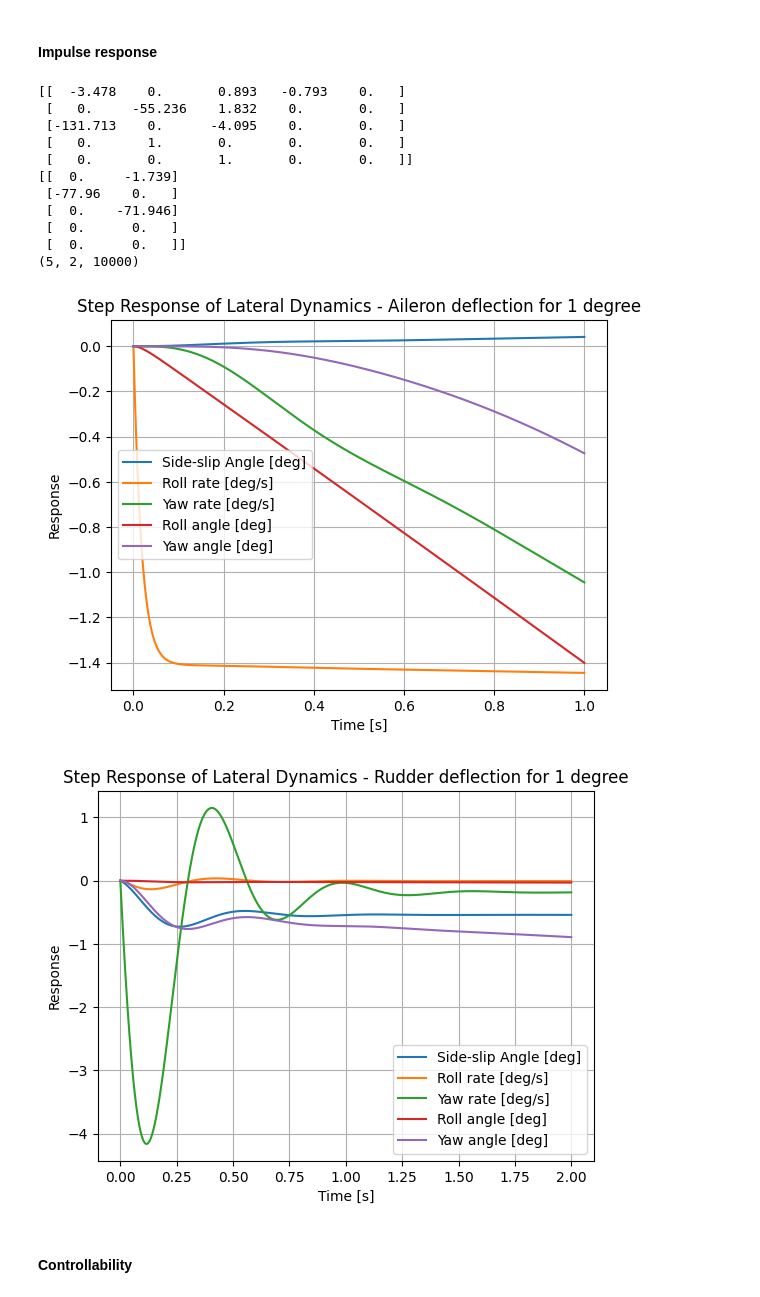
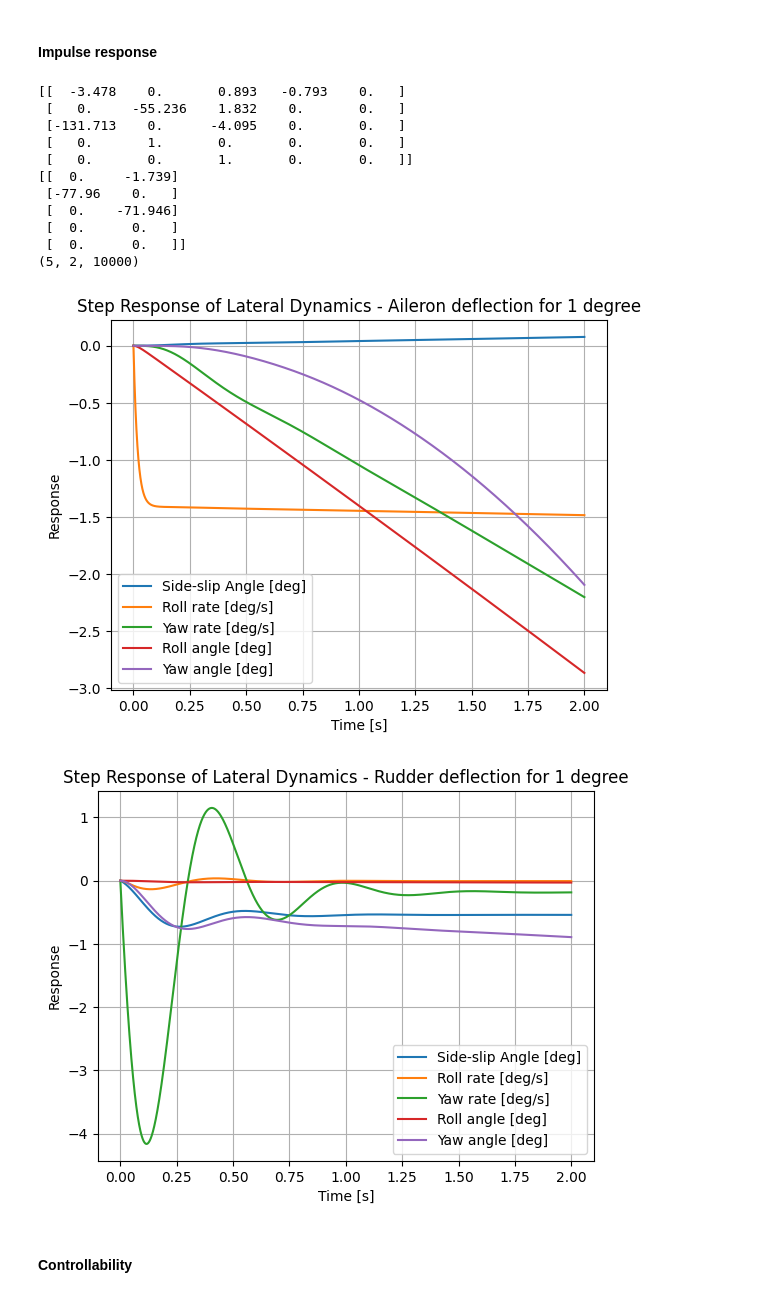
Before and after one commit to gregora/Wright, a Jupyter notebook: static_analysis.ipynb, the cells around one changed output. Drawn from its saved outputs; the diff is of its cells as text; code cells hidden in the pictures.

Commit message:
Minor graph changes

```diff
--- a/static_analysis.ipynb
+++ b/static_analysis.ipynb
@@ -649,7 +649,7 @@ D = np.zeros((4,2))
 lateral_linear = ct.StateSpace(A, B, C, D)
 
 # plot impulse response
-t, y, x = ct.step_response(lateral_linear, T=np.linspace(0, 1, 10000), return_states = True)
+t, y, x = ct.step_response(lateral_linear, T=np.linspace(0, 2, 10000), return_states = True)
 
 print(x.shape)
 
@@ -667,34 +667,34 @@ plt.grid()
 plt.show()
 
 
 t, y, x = ct.step_response(lateral_linear, T=np.linspace(0, 2, 10000), return_states = True)
 
 # plot angular velocity and alpha response
 plt.figure()
 plt.title("Step Response of Lateral Dynamics - Rudder deflection for 1 degree")
 plt.plot(t, x[0, 1, :].T, label="Side-slip Angle [deg]")
 plt.plot(t, x[1, 1, :].T, label="Roll rate [deg/s]")
 plt.plot(t, x[2, 1, :].T, label="Yaw rate [deg/s]")
 plt.plot(t, x[3, 1, :].T, label="Roll angle [deg]")
 plt.plot(t, x[4, 1, :].T, label="Yaw angle [deg]")
 plt.xlabel("Time [s]")
 plt.ylabel("Response")
 plt.legend()
 plt.grid()
 plt.show()
 # %% [output]
 [[  -3.478    0.       0.893   -0.793    0.   ]
  [   0.     -55.236    1.832    0.       0.   ]
  [-131.713    0.      -4.095    0.       0.   ]
  [   0.       1.       0.       0.       0.   ]
  [   0.       0.       1.       0.       0.   ]]
 [[  0.     -1.739]
  [-77.96    0.   ]
  [  0.    -71.946]
  [  0.      0.   ]
  [  0.      0.   ]]
 (5, 2, 10000)
-[figure, old version]
+[figure, new version]
 [figure]
 # %% [markdown]
 #### Controllability
```
Also changed, not shown: parts of 1 cell of this notebook.
